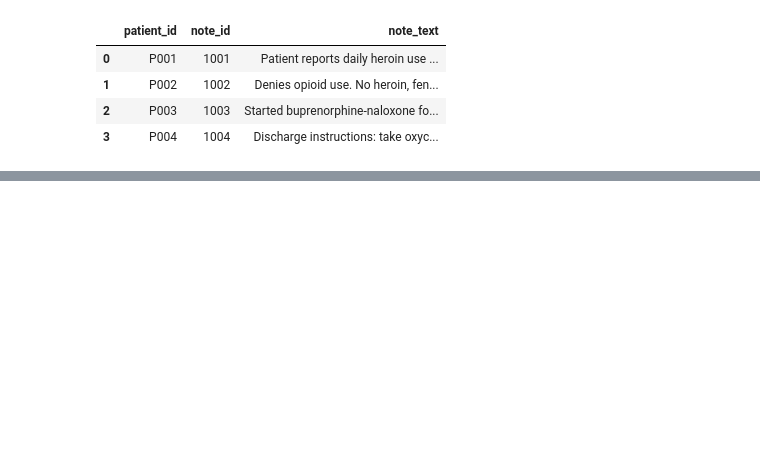
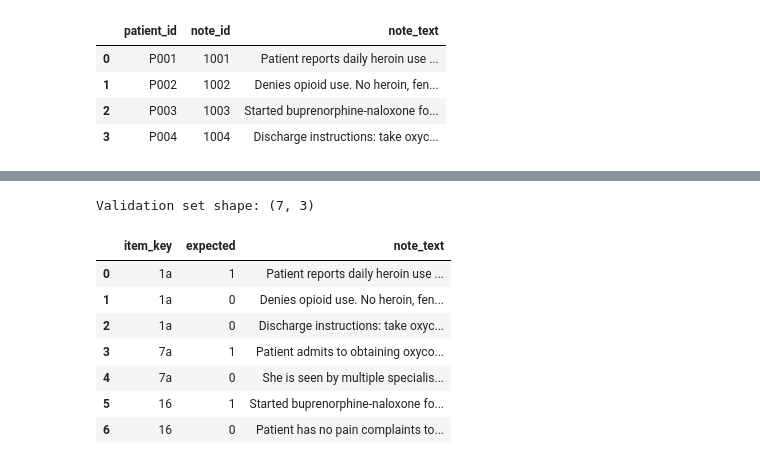
Before and after one commit to quantitativenurse/sud-regex, a Jupyter notebook: sudregex_tutorial_notebook.ipynb, the cells around one changed output, grey strips where cells are left out. Cells and saved outputs as stored; diff of their text form; code cells hidden in the pictures; blank space fills up the shorter version.

```diff
--- a/sudregex_tutorial_notebook.ipynb
+++ b/sudregex_tutorial_notebook.ipynb
@@ -103,0 +297,41 @@ previews_df shape: (0, 6)
+# %%
+from sudregex.validation import validate_pattern_library
+
+# Build a small labeled example set
+# item_key | expected | note_text
+val_df = pd.DataFrame([
+    # Item 1a — illicit drug use
+    {"item_key": "1a", "expected": 1,
+     "note_text": "Patient reports daily heroin use for the past 2 years. "
+                  "He admits to obtaining oxycodone from multiple providers."},
+    {"item_key": "1a", "expected": 0,
+     "note_text": "Denies opioid use. No heroin, fentanyl, or oxycodone use reported."},
+    {"item_key": "1a", "expected": 0,
+     "note_text": "Discharge instructions: take oxycodone only as prescribed."},
+
+    # Item 7a — multiple providers
+    {"item_key": "7a", "expected": 1,
+     "note_text": "Patient admits to obtaining oxycodone from multiple providers "
+                  "over the past month."},
+    {"item_key": "7a", "expected": 0,
+     "note_text": "She is seen by multiple specialists for her chronic conditions."},
+
+    # Item 16 — opioid mention
+    {"item_key": "16", "expected": 1,
+     "note_text": "Started buprenorphine-naloxone for opioid use disorder."},
+    {"item_key": "16", "expected": 0,
+     "note_text": "Patient has no pain complaints today."},
+])
+
+print("Validation set shape:", val_df.shape)
+val_df
+# %% [output]
+Validation set shape: (7, 3)
+|  | item_key | expected | note_text |
+| 0 | 1a | 1 | Patient reports daily heroin use ... |
+| 1 | 1a | 0 | Denies opioid use. No heroin, fen... |
+| 2 | 1a | 0 | Discharge instructions: take oxyc... |
+| 3 | 7a | 1 | Patient admits to obtaining oxyco... |
+| 4 | 7a | 0 | She is seen by multiple specialis... |
+| 5 | 16 | 1 | Started buprenorphine-naloxone fo... |
+| 6 | 16 | 0 | Patient has no pain complaints to... |
```
Also changed, not shown: parts of 56 cells of this notebook, 11 other files.
